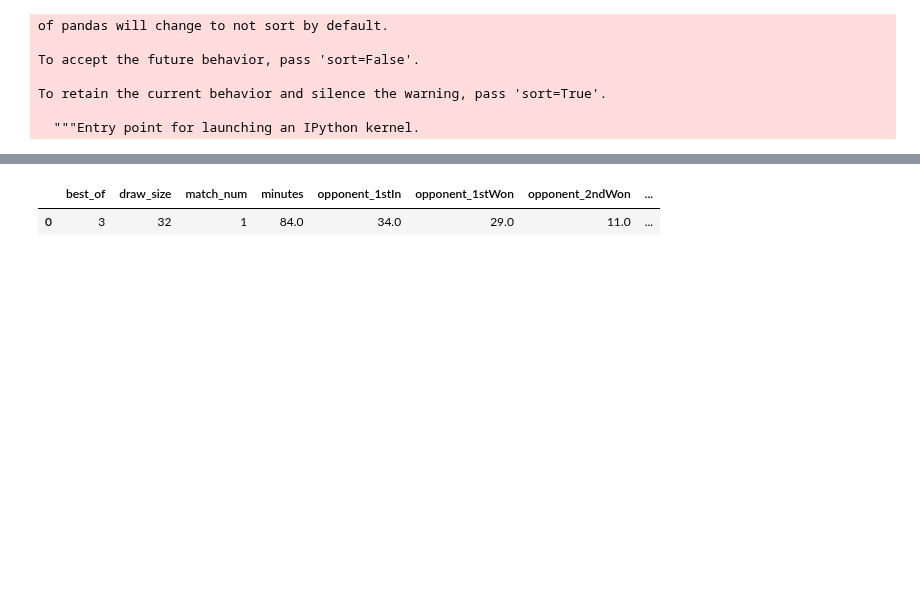
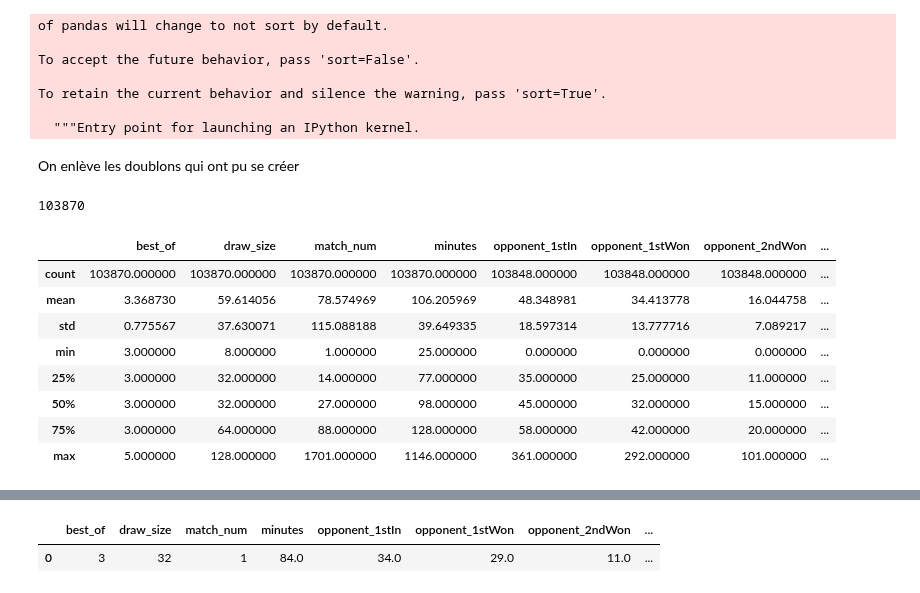
Before and after one commit to CesarRoaldes/tennis_match_time, a Jupyter notebook: base.ipynb, the cells around one changed output, grey strips where cells are left out. Cells and saved outputs as stored; diff of their text form; code cells hidden in the pictures; blank space fills up the shorter version.

```diff
--- a/base.ipynb
+++ b/base.ipynb
@@ -48,3 +54,5 @@ To accept the future behavior, pass 'sort=False'.
 To retain the current behavior and silence the warning, pass 'sort=True'.
 
   """Entry point for launching an IPython kernel.
+# %% [markdown]
+On enlève les doublons qui ont pu se créer
@@ -51,5 +61,21 @@ To retain the current behavior and silence the warning, pass 'sort=True'.
+# %%
+len(data) #soit ~= 50.000 matchs
+# %% [output]
+103870
 # %%
 data['year'] = data['tourney_date'].apply(lambda x: x.year)
+# %%
+data.describe()
+# %% [output]
+|  | best_of | draw_size | match_num | minutes | opponent_1stIn | opponent_1stWon | opponent_2ndWon | ... |
+| count | 103870.000000 | 103870.000000 | 103870.000000 | 103870.000000 | 103848.000000 | 103848.000000 | 103848.000000 | ... |
+| mean | 3.368730 | 59.614056 | 78.574969 | 106.205969 | 48.348981 | 34.413778 | 16.044758 | ... |
+| std | 0.775567 | 37.630071 | 115.088188 | 39.649335 | 18.597314 | 13.777716 | 7.089217 | ... |
+| min | 3.000000 | 8.000000 | 1.000000 | 25.000000 | 0.000000 | 0.000000 | 0.000000 | ... |
+| 25% | 3.000000 | 32.000000 | 14.000000 | 77.000000 | 35.000000 | 25.000000 | 11.000000 | ... |
+| 50% | 3.000000 | 32.000000 | 27.000000 | 98.000000 | 45.000000 | 32.000000 | 15.000000 | ... |
+| 75% | 3.000000 | 64.000000 | 88.000000 | 128.000000 | 58.000000 | 42.000000 | 20.000000 | ... |
+| max | 5.000000 | 128.000000 | 1701.000000 | 1146.000000 | 361.000000 | 292.000000 | 101.000000 | ... |
 # %%
 def plot_time_per_player(name):
     joueur = data[data['player_name']==name]
```
Also changed, not shown: parts of 36 cells of this notebook, 1 other file.
